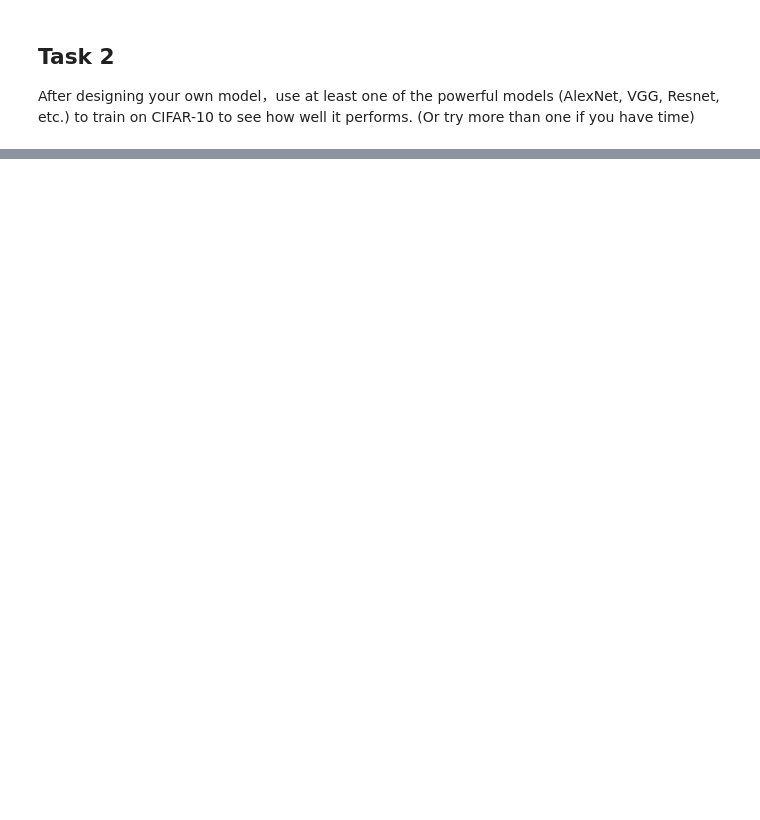
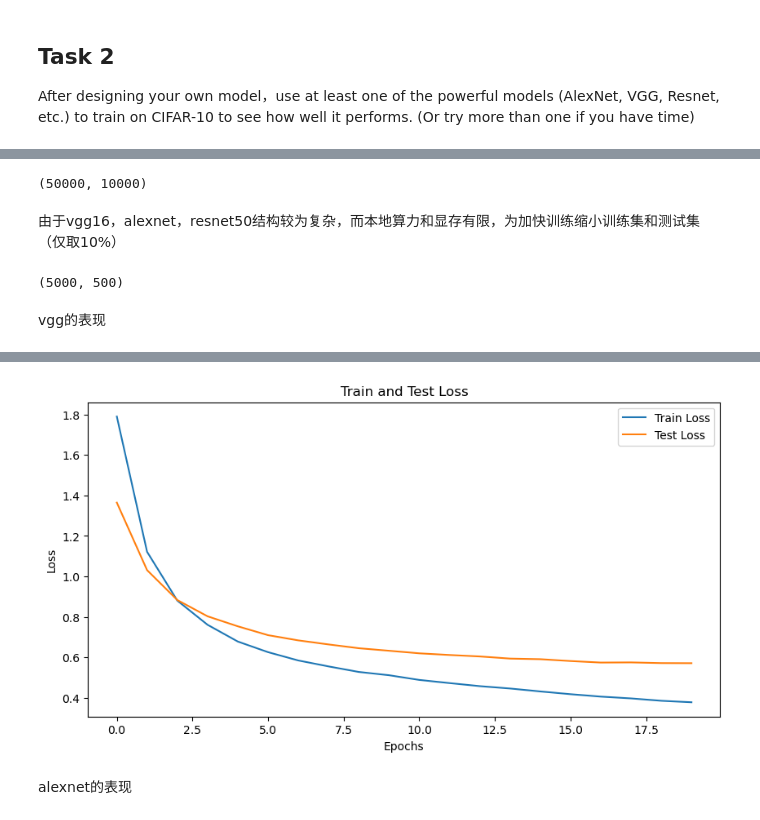
Before and after one commit to Charles-T-T/Multimedia-Technology, a Jupyter notebook: labs/lab4/src/assignment4_CNN_classification.ipynb, the cells around one changed output, grey strips where cells are left out. Drawn from its saved outputs; the diff is of its cells as text; code cells hidden in the pictures; blank space fills up the shorter version.

```diff
--- a/labs/lab4/src/assignment4_CNN_classification.ipynb
+++ b/labs/lab4/src/assignment4_CNN_classification.ipynb
@@ -268,0 +260,21 @@ URLError: <urlopen error TLS/SSL connection has been closed (EOF) (_ssl.c:1133)>
+# %%
+from torchvision import datasets
+from torch.utils.data import Subset
+
+# 数据预处理
+transform = transforms.Compose(
+    [
+        transforms.Resize((224, 224)),  # 转化为ImageNet的大小（符合模型输入）
+        transforms.ToTensor(),
+        transforms.Normalize(
+            mean=[0.485, 0.456, 0.406], std=[0.229, 0.224, 0.225]
+        ),  # 归一化（根据ImageNet的特征）
+    ]
+)
+
+trainset = datasets.CIFAR10(
+    root="./data", train=True, download=True, transform=transform
+)
+testset = datasets.CIFAR10(
+    root="./data", train=False, download=True, transform=transform
+)
@@ -268,0 +302,33 @@ URLError: <urlopen error TLS/SSL connection has been closed (EOF) (_ssl.c:1133)>
+# %%
+len(trainset), len(testset)
+# %% [output]
+(50000, 10000)
+# %% [markdown]
+由于vgg16，alexnet，resnet50结构较为复杂，而本地算力和显存有限，为加快训练缩小训练集和测试集（仅取10%）
+# %%
+# 缩小数据集
+trainset = Subset(trainset, range(5000))
+testset = Subset(testset, range(500))
+# %%
+len(trainset), len(testset)
+# %% [output]
+(5000, 500)
+# %% [markdown]
+vgg的表现
+# %%
+# 冻结卷积层参数，只训练全连接层（迁移学习）
+for param in vgg16.features.parameters():
+    param.requires_grad = False
+
+optimizer = optim.Adam(params=vgg16.classifier[6].parameters(), lr=1e-4)
+
+training_loop(
+    model=vgg16,
+    trainloader=DataLoader(trainset, batch_size=64, shuffle=True),
+    testloader=DataLoader(testset, batch_size=64, shuffle=False),
+    optimizer=optimizer,
+    loss_fn=nn.CrossEntropyLoss(),
+    n_epoch=20,
+    device=my_device,
+)
+# %% [output]
@@ -268,0 +355,3 @@ URLError: <urlopen error TLS/SSL connection has been closed (EOF) (_ssl.c:1133)>
+[figure, added]
+# %% [markdown]
+alexnet的表现
```
Also changed, not shown: parts of 15 cells of this notebook.
